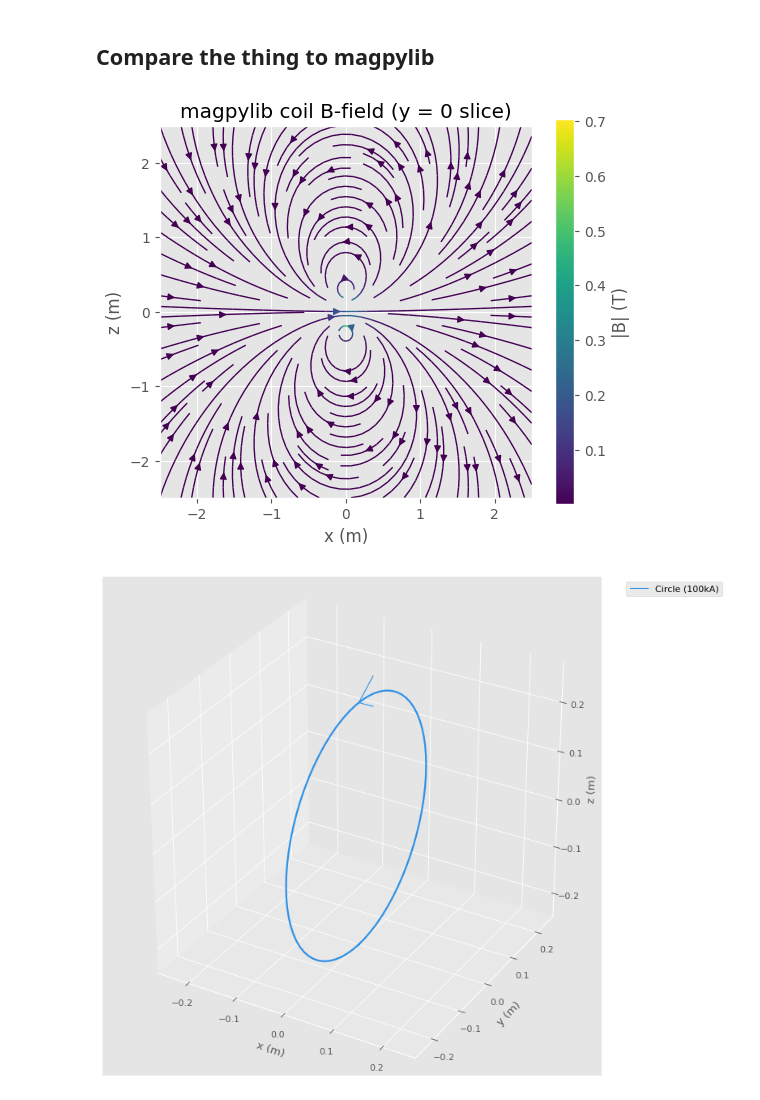
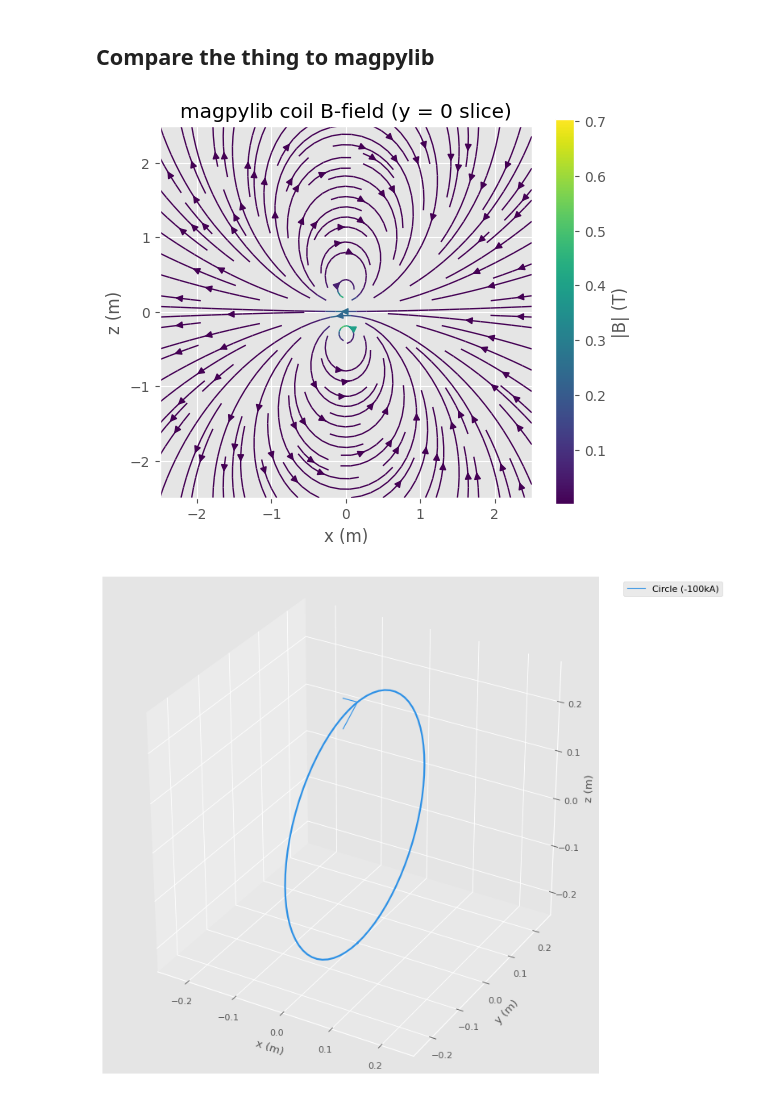
Before and after one commit to Justyunsart/WarpX_Polywell, a Jupyter notebook: inputs/coil 2D/postprocess.ipynb, the cells around one changed output. Drawn from its saved outputs; the diff is of its cells as text; code cells hidden in the pictures.

```diff
--- a/inputs/coil 2D/postprocess.ipynb
+++ b/inputs/coil 2D/postprocess.ipynb
@@ -131,39 +131,42 @@ from magpylib.current import Circle
 bounds = 2.5 # m
 ring_pos = (0,0,0)
 ring_dia = 0.5 # m
-ring_current = 1e5 # A
+ring_current = -1e5 # A
 
 # make a circle coil aligned in the y-z plane
 C = Circle(position=ring_pos, diameter=ring_dia, current=ring_current).rotate_from_angax(90, [0, 1, 0])
 
-coords = np.linspace(-bounds, bounds, 100)
+# Local coord array — kept _mag-suffixed so this cell never clobbers the
+# `coords` defined above from the openPMD grid (which downstream β / leakage
+# cells rely on).
+coords_mag = np.linspace(-bounds, bounds, 100)
 
 # get B-field from the grid
-_grid = np.meshgrid(coords, np.zeros(100), coords, indexing='ij') # y-axis is always 0
+_grid = np.meshgrid(coords_mag, np.zeros(100), coords_mag, indexing='ij') # y-axis is always 0
 grid = np.moveaxis(_grid, 0, -1)
 
-B = C.getB(grid)
-Bx, By, Bz = np.moveaxis(B, -1, 0)
+B_mag_grid = C.getB(grid)
+Bx_mag, By_mag, Bz_mag = np.moveaxis(B_mag_grid, -1, 0)
 # %%
-Bx_slice = Bx[:, 0, :]
-Bz_slice = Bz[:, 0, :]
+Bx_slice = Bx_mag[:, 0, :]
+Bz_slice = Bz_mag[:, 0, :]
 mag = np.hypot(Bx_slice, Bz_slice).T
 
 fig, ax = plt.subplots(figsize=(6, 5))
 strm = ax.streamplot(
-    coords, coords, Bx_slice.T, Bz_slice.T,
+    coords_mag, coords_mag, Bx_slice.T, Bz_slice.T,
     color=mag, cmap="viridis", density=1.2, linewidth=1,
 )
 cb = fig.colorbar(strm.lines, ax=ax)
 cb.set_label("|B| (T)")
 ax.set_xlabel("x (m)")
 ax.set_ylabel("z (m)")
 ax.set_title("magpylib coil B-field (y = 0 slice)")
 ax.set_aspect("equal")
 plt.show()
 # %% [output]
-[figure, old version]
+[figure, new version]
 # %%
 mp.show(C, backend="matplotlib")
 # %% [output]
-[figure, old version]
+[figure, new version]
```
Also changed, not shown: parts of 8 cells of this notebook, 3 other files.
